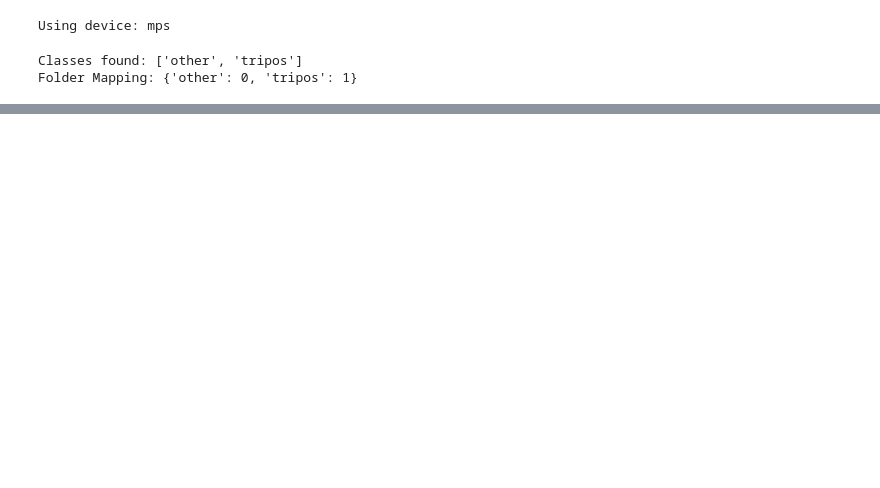
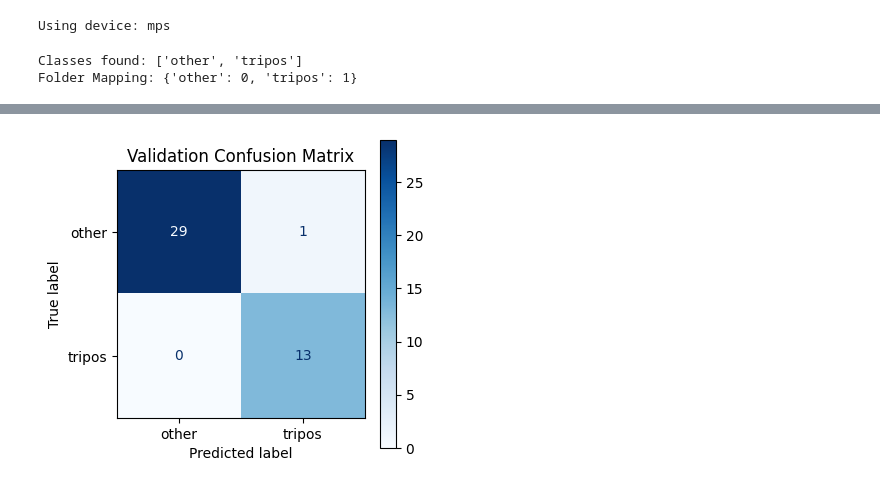
Before and after one commit to siopaobun/CS199_repository, a Jupyter notebook: diy_classifier/train.ipynb, the cells around one changed output, grey strips where cells are left out. Cells and saved outputs as stored; diff of their text form; code cells hidden in the pictures; blank space fills up the shorter version.

```diff
--- a/diy_classifier/train.ipynb
+++ b/diy_classifier/train.ipynb
@@ -19,15 +19,13 @@ class SquarePad:
         padding = (hp, vp, max_wh - w - hp, max_wh - h - vp)
         return F.pad(image, padding, (200,200,200), 'constant')
 
-
-
 # 2. Online Augmentation Pipeline
 data_transforms = transforms.Compose([
     SquarePad(), # First, make it a square with padding
     transforms.Resize((224, 224)), # Standard size for pre-trained models
     transforms.RandomHorizontalFlip(),
     transforms.RandomVerticalFlip(),
-    transforms.RandomRotation(30),
+    transforms.RandomRotation(15, fill=(200,200,200)),
     # transforms.ColorJitter(brightness=0.2, contrast=0.2), # Handles lighting variance
     transforms.ToTensor(),
     transforms.Normalize([0.485, 0.456, 0.406], [0.229, 0.224, 0.225]) # Standard ImageNet values
@@ -37,25 +35,24 @@ Using device: mps
 # %%
 # 3. Load Pre-trained Model
 # We use weights from ImageNet (millions of general images)
-model = models.resnet18(weights='IMAGENET1K_V1')
+model = models.convnext_small(weights="IMAGENET1K_V1")
 
-# 4. "Freeze" the Backbone
-# This prevents the model from forgetting basic shapes/textures
+# 4. "Freeze" Early Layers
 for param in model.parameters():
     param.requires_grad = False
 
-# 5. Replace the "Head"
-# We change the last layer to output 2 classes (e.g., Tripos vs. Other)
-num_ftrs = model.fc.in_features
-model.fc = nn.Linear(num_ftrs, 2)
+# 5. Modify the head
+n_inputs = model.classifier[2].in_features
+model.classifier[2] = nn.Linear(n_inputs, 2)
 
 model = model.to(device)
 
 # 6. Loss and Optimizer (tripos is 2x more importanat)
 class_weights = torch.tensor([1.0, 2.0]).to(device)
 criterion = nn.CrossEntropyLoss(weight=class_weights)
+
 # Only optimize the parameters of the final layer (the head)
-optimizer = optim.Adam(model.fc.parameters(), lr=0.001)
+optimizer = optim.AdamW(model.classifier.parameters(), lr=0.0001)
 # %%
 import os
 from torchvision.datasets import ImageFolder
@@ -146,6 +152,76 @@ def train_phytoplankton_model(model, criterion, optimizer, num_epochs=10):
 # %%
 # To start training:
 model = train_phytoplankton_model(model, criterion, optimizer, num_epochs=40)
+
+# 7. Display confusion matrix on validation set
+import matplotlib.pyplot as plt
+from sklearn.metrics import confusion_matrix, ConfusionMatrixDisplay
+
+model.eval()
+all_val_preds = []
+all_val_labels = []
+with torch.no_grad():
+    for inputs, labels in val_loader:
+        inputs = inputs.to(device)
+        labels = labels.to(device)
+        outputs = model(inputs)
+        _, preds = torch.max(outputs, 1)
+        all_val_preds.extend(preds.cpu().numpy())
+        all_val_labels.extend(labels.cpu().numpy())
+
+cm = confusion_matrix(all_val_labels, all_val_preds)
+
+# Confusion matrix plot
+disp = ConfusionMatrixDisplay(confusion_matrix=cm, display_labels=train_dataset.classes)
+fig, ax = plt.subplots(figsize=(4, 4))
+disp.plot(cmap='Blues', ax=ax)
+ax.set_title('Validation Confusion Matrix')
+plt.show()
+
+# Display actual false positive / false negative image examples
+# cm=[[TN,FP],[FN,TP]] for binary classification
+tn, fp, fn, tp = cm.ravel()
+
+false_pos_indices = [i for i,(t,p) in enumerate(zip(all_val_labels, all_val_preds)) if t == train_dataset.class_to_idx['other'] and p == train_dataset.class_to_idx['tripos']]
+false_neg_indices = [i for i,(t,p) in enumerate(zip(all_val_labels, all_val_preds)) if t == train_dataset.class_to_idx['tripos'] and p == train_dataset.class_to_idx['other']]
+
+def denormalize(img_tensor):
+    inv_transform = transforms.Normalize(
+        mean=[-0.485/0.229, -0.456/0.224, -0.406/0.225],
+        std=[1/0.229, 1/0.224, 1/0.225]
+    )
+    return torch.clamp(inv_transform(img_tensor), 0, 1)
+
+def show_examples(indices, dataset, title, max_examples=8):
+    if len(indices) == 0:
+        print(f'No {title.lower()} examples found.')
+        return
+
+    n = min(len(indices), max_examples)
+    ncols = min(4, n)
+    nrows = (n + ncols - 1) // ncols
+
+    fig, axes = plt.subplots(nrows, ncols, figsize=(3*ncols, 3*nrows))
+    axes = axes.flatten() if n > 1 else [axes]
+
+    for ax in axes[n:]:
+        ax.axis('off')
+
+    for i, idx in enumerate(indices[:n]):
+        img_tensor, label = dataset[idx]
+        img = denormalize(img_tensor)
+        axes[i].imshow(img.permute(1, 2, 0).numpy())
+        axes[i].axis('off')
+        true_label = train_dataset.classes[all_val_labels[idx]]
+        pred_label = train_dataset.classes[all_val_preds[idx]]
+        axes[i].set_title(f'True: {true_label}\nPred: {pred_label}', fontsize=10)
+
+    fig.suptitle(title, fontsize=16)
+    plt.tight_layout(rect=[0, 0, 1, 0.95])
+    plt.show()
+
+show_examples(false_pos_indices, val_dataset, 'False Positives Examples (other predicted as tripos)')
+show_examples(false_neg_indices, val_dataset, 'False Negatives Examples (tripos predicted as other)')
 # %% [output]
 Epoch 0/39
 ----------
@@ -166,0 +243 @@ Best val Acc: 0.920000
+[figure, added]
```
Also changed, not shown: parts of 4 cells of this notebook, 35 other files.
